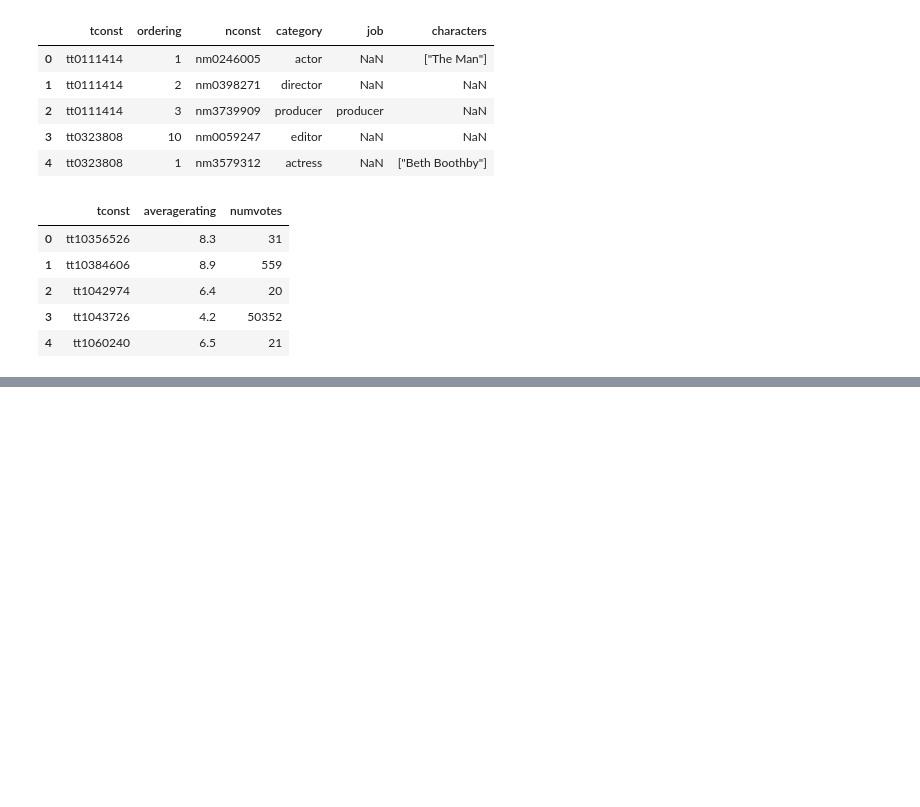
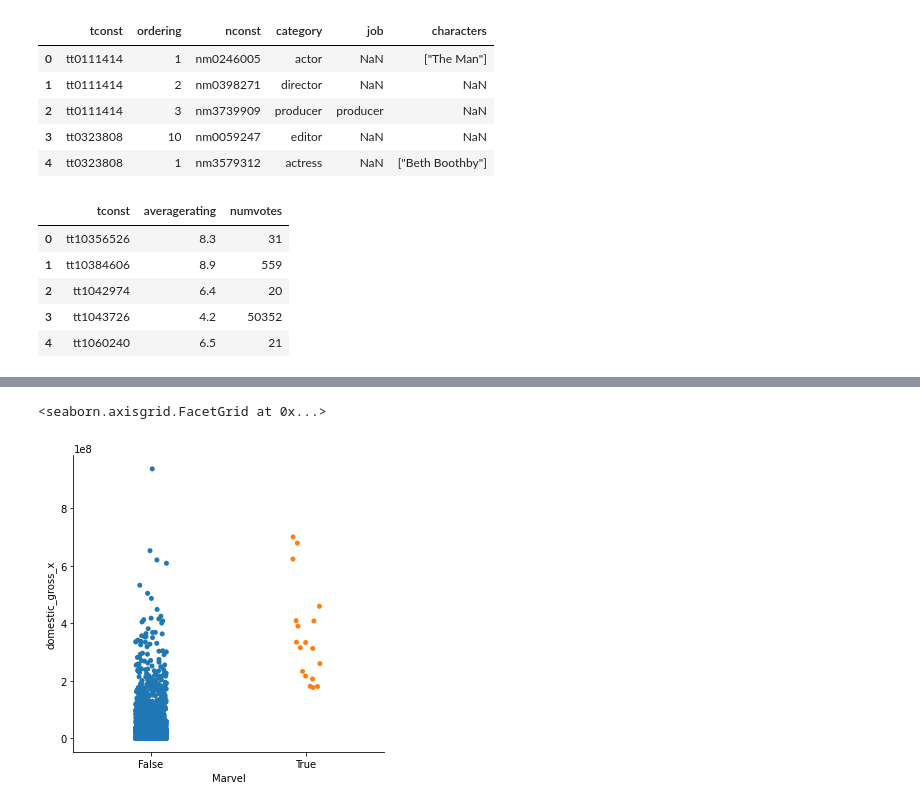
Before and after one commit to RipPhillip/dsc-phase-1-project, a Jupyter notebook: Project 1-Ripton.ipynb, the cells around one changed output, grey strips where cells are left out. Saved outputs shown, nothing was run; the diff lists cells and outputs as text; code cells hidden in the pictures; blank space fills up the shorter version.

```diff
--- a/Project 1-Ripton.ipynb
+++ b/Project 1-Ripton.ipynb
@@ -152,0 +184,8 @@ rt_movie_info_df.head()
+# %%
+with_studio_budget_df.drop(['id', 'release_date', 'movie', 'production_budget',
+                           'domestic_gross_y', 'worldwide_gross'], axis=1, inplace=True)
+# %%
+# Dropping NaN values
+with_studio_budget_df.dropna(subset=['foreign_gross'],inplace=True)
+# %%
+with_studio_budget_df['foreign_gross'] = with_studio_budget_df.iloc[:,3].apply(pd.to_numeric,errors='coerce')
@@ -152,0 +208,8 @@ rt_movie_info_df.head()
+# %%
+with_studio_budget_df['Marvel'] = with_studio_budget_df['title']\
+.map(lambda x: True if x in marvel_movies else False)
+# %%
+sns.catplot(x='Marvel', y='domestic_gross_x', data=with_studio_budget_df)
+# %% [output]
+<seaborn.axisgrid.FacetGrid at 0x...>
+[figure, added]
```
Also changed, not shown: parts of 38 cells of this notebook, 1 other file.
